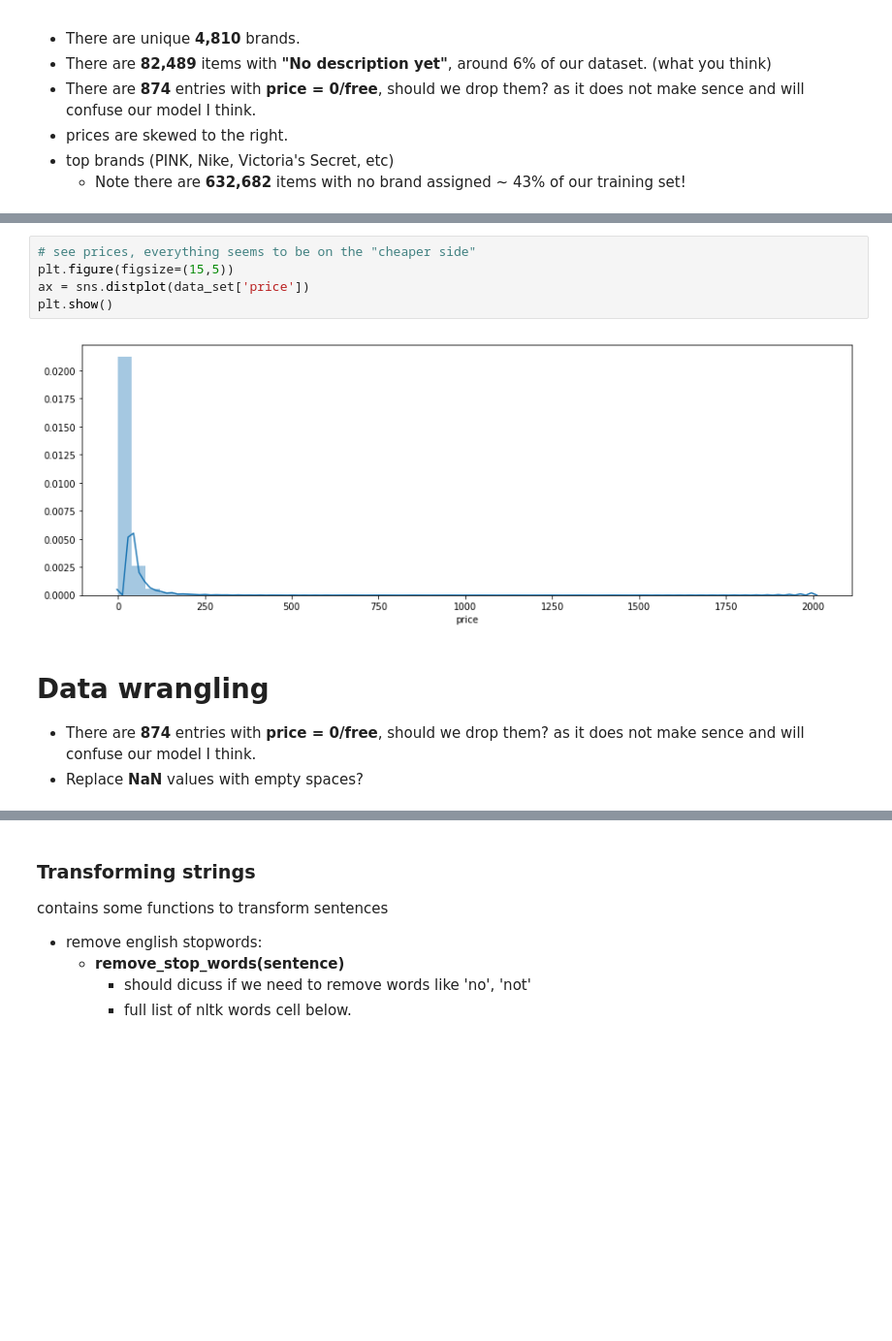
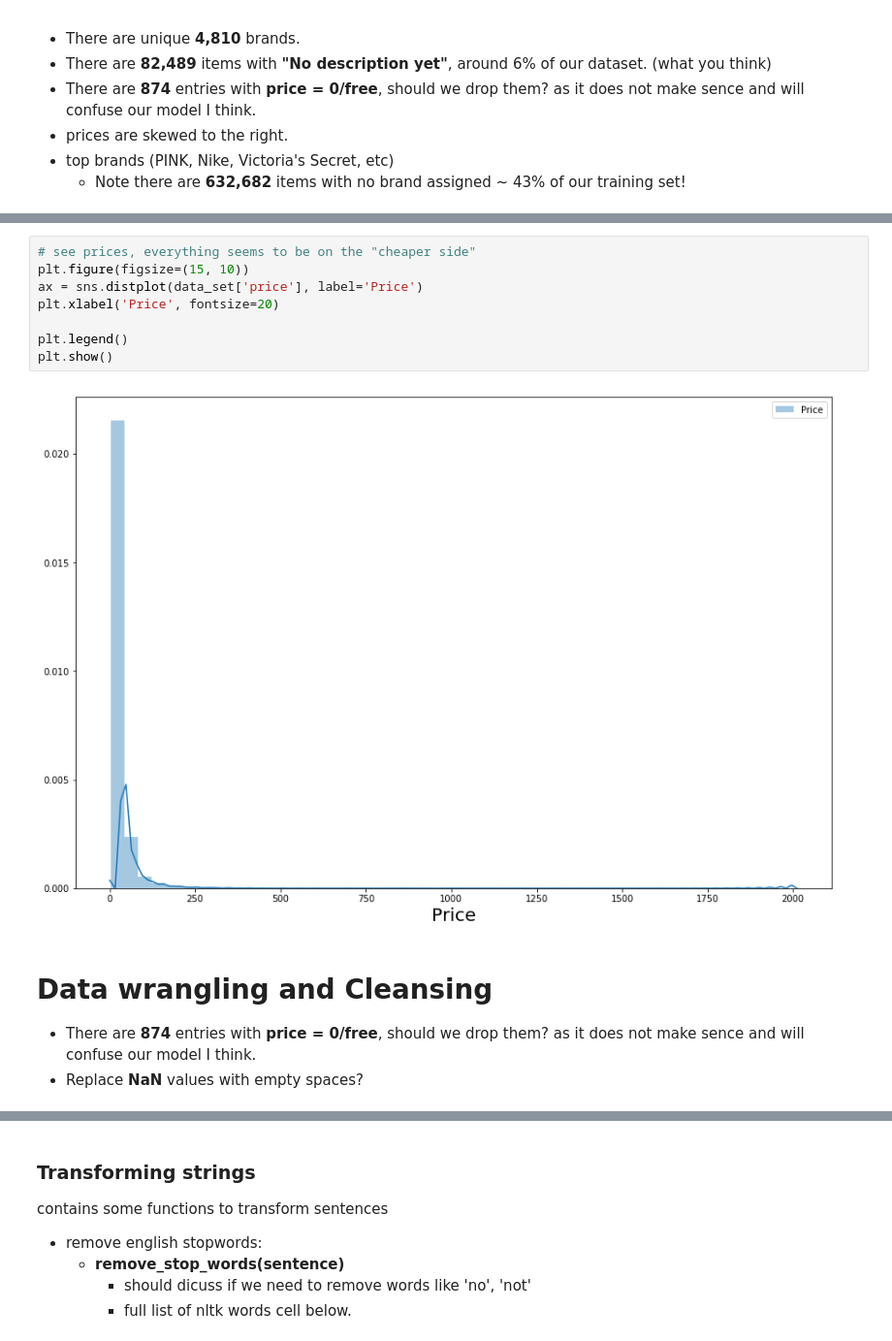
Before and after one commit to asthanameghna/kaggleProject, a Jupyter notebook: Kaggle_Competition.ipynb, the cells around one changed output, grey strips where cells are left out. Shown at 97% size. Cells and saved outputs as stored; diff of their text form; blank space fills up the shorter version.

```diff
--- a/Kaggle_Competition.ipynb
+++ b/Kaggle_Competition.ipynb
@@ -143,13 +188,16 @@ plt.show()
 [figure]
 # %%
 # see prices, everything seems to be on the "cheaper side"
-plt.figure(figsize=(15,5))
-ax = sns.distplot(data_set['price'])
+plt.figure(figsize=(15, 10))
+ax = sns.distplot(data_set['price'], label='Price')
+plt.xlabel('Price', fontsize=20)
+
+plt.legend()
 plt.show()
 # %% [output]
-[figure, old version]
+[figure, new version]
 # %% [markdown]
-# Data wrangling
+# Data wrangling and Cleansing
 
 * There are <b>874</b> entries with <b>price = 0/free</b>, should we drop them? as it does not make sence and will confuse our model I think.
 * Replace <b>NaN</b> values with empty spaces?
```
Also changed, not shown: parts of 20 cells of this notebook.
